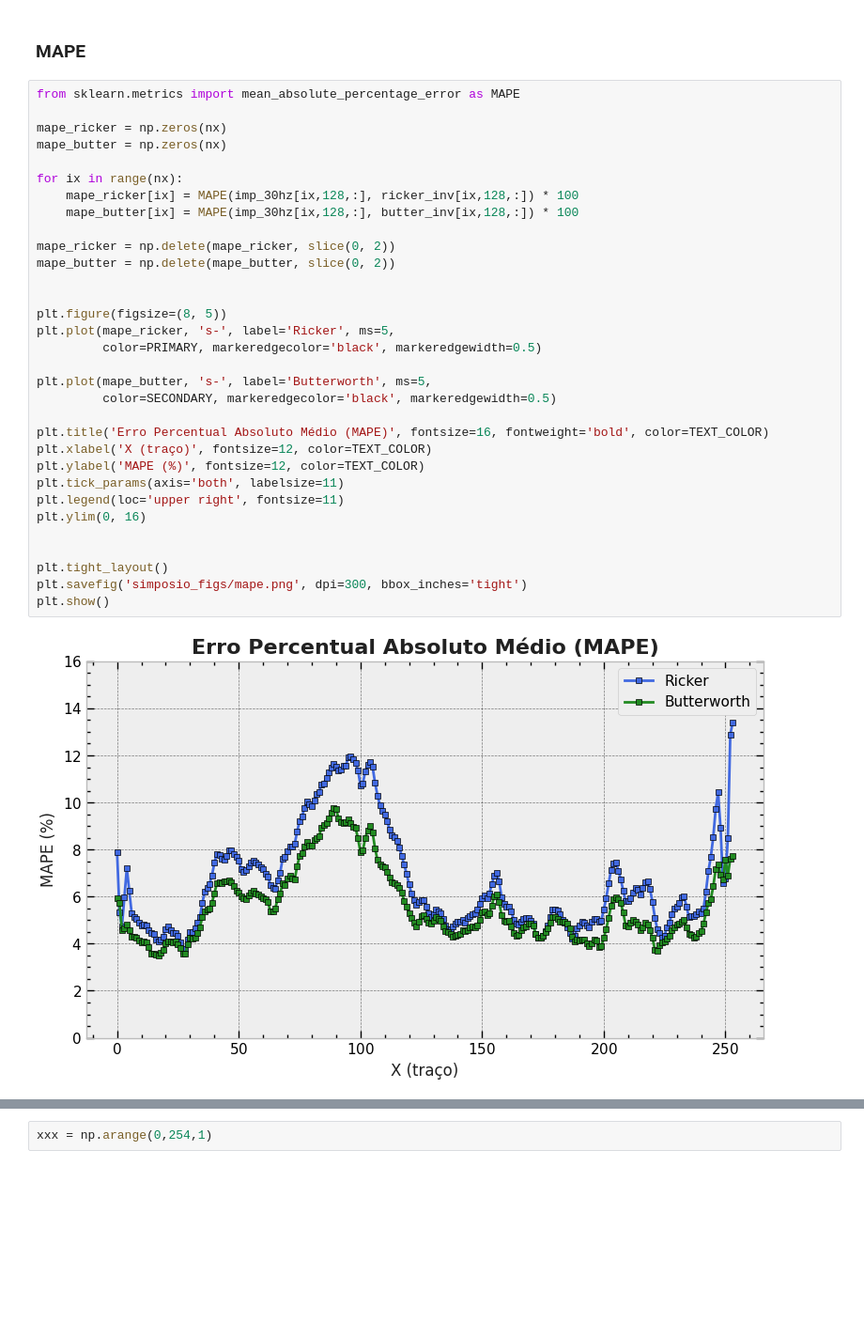
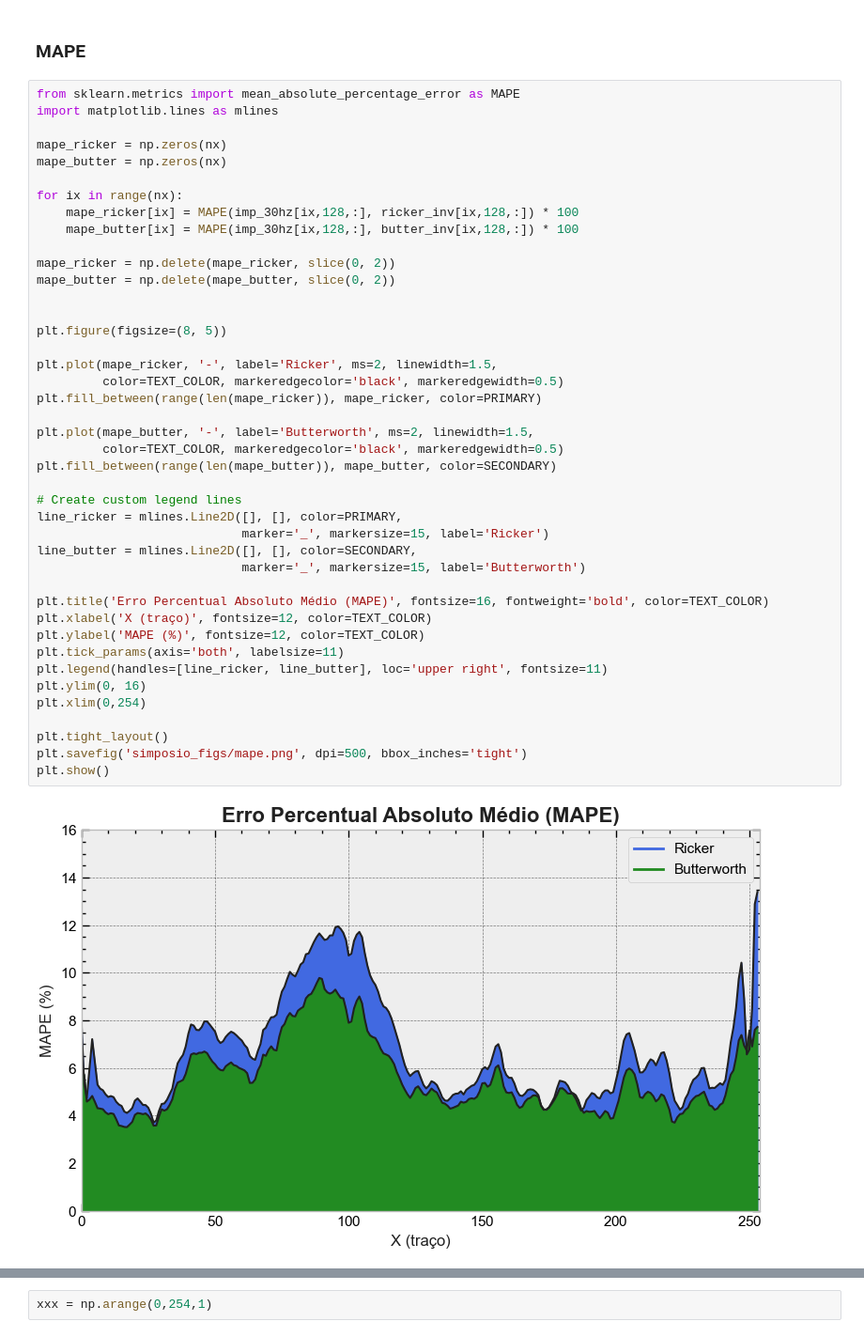
Before and after one commit to albano-a/inversion_methods_algorithms, a Jupyter notebook: statistical_analysis.ipynb, the cells around one changed output, grey strips where cells are left out. Shown at 94% size. Drawn from its saved outputs; the diff is of its cells as text; blank space fills up the shorter version.

```diff
--- a/statistical_analysis.ipynb
+++ b/statistical_analysis.ipynb
@@ -30,35 +30,45 @@ nx, ny, nz = imp_30hz.shape
 ### MAPE
 # %%
 from sklearn.metrics import mean_absolute_percentage_error as MAPE
+import matplotlib.lines as mlines
 
 mape_ricker = np.zeros(nx)
 mape_butter = np.zeros(nx)
 
 for ix in range(nx):
     mape_ricker[ix] = MAPE(imp_30hz[ix,128,:], ricker_inv[ix,128,:]) * 100
     mape_butter[ix] = MAPE(imp_30hz[ix,128,:], butter_inv[ix,128,:]) * 100
 
 mape_ricker = np.delete(mape_ricker, slice(0, 2))
 mape_butter = np.delete(mape_butter, slice(0, 2))
 
 
 plt.figure(figsize=(8, 5))
-plt.plot(mape_ricker, 's-', label='Ricker', ms=5,
-         color=PRIMARY, markeredgecolor='black', markeredgewidth=0.5)
 
-plt.plot(mape_butter, 's-', label='Butterworth', ms=5,
-         color=SECONDARY, markeredgecolor='black', markeredgewidth=0.5)
+plt.plot(mape_ricker, '-', label='Ricker', ms=2, linewidth=1.5,
+         color=TEXT_COLOR, markeredgecolor='black', markeredgewidth=0.5)
+plt.fill_between(range(len(mape_ricker)), mape_ricker, color=PRIMARY)
+
+plt.plot(mape_butter, '-', label='Butterworth', ms=2, linewidth=1.5,
+         color=TEXT_COLOR, markeredgecolor='black', markeredgewidth=0.5)
+plt.fill_between(range(len(mape_butter)), mape_butter, color=SECONDARY)
+
+# Create custom legend lines
+line_ricker = mlines.Line2D([], [], color=PRIMARY,
+                            marker='_', markersize=15, label='Ricker')
+line_butter = mlines.Line2D([], [], color=SECONDARY,
+                            marker='_', markersize=15, label='Butterworth')
 
 plt.title('Erro Percentual Absoluto Médio (MAPE)', fontsize=16, fontweight='bold', color=TEXT_COLOR)
 plt.xlabel('X (traço)', fontsize=12, color=TEXT_COLOR)
 plt.ylabel('MAPE (%)', fontsize=12, color=TEXT_COLOR)
 plt.tick_params(axis='both', labelsize=11)
-plt.legend(loc='upper right', fontsize=11)
+plt.legend(handles=[line_ricker, line_butter], loc='upper right', fontsize=11)
 plt.ylim(0, 16)
-
+plt.xlim(0,254)
 
 plt.tight_layout()
-plt.savefig('simposio_figs/mape.png', dpi=300, bbox_inches='tight')
+plt.savefig('simposio_figs/mape.png', dpi=500, bbox_inches='tight')
 plt.show()
 # %% [output]
-[figure, old version]
+[figure, new version]
```
Also changed, not shown: parts of 3 cells of this notebook, 9 other files.
